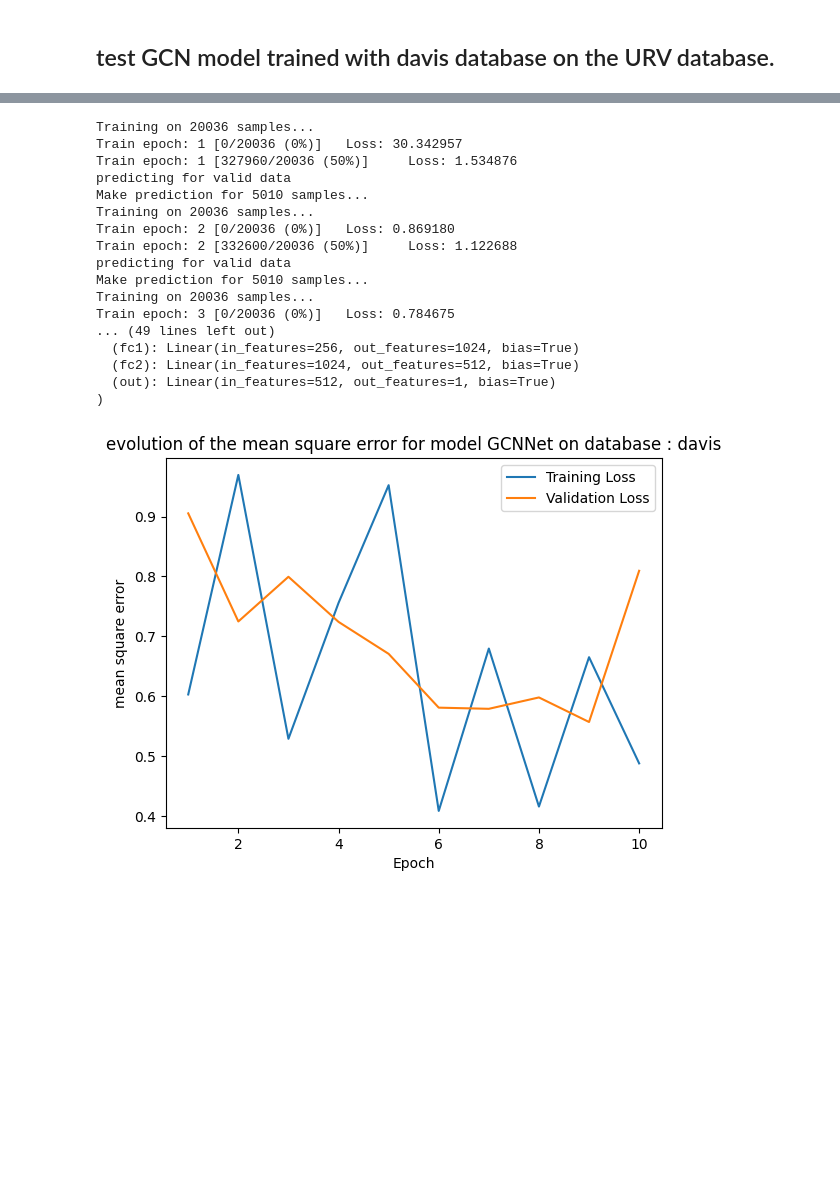
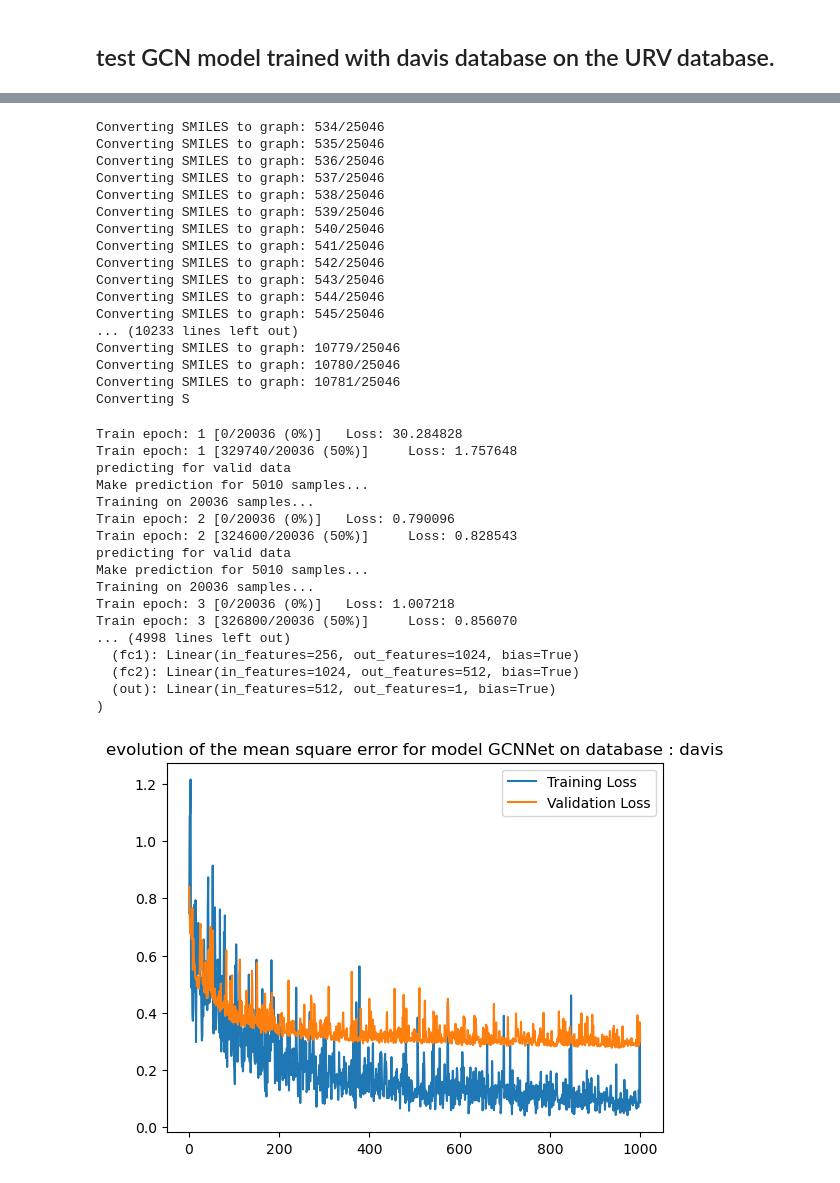
Before and after one commit to YoussefEzz/GraphDTA_forked, a Jupyter notebook: test_davis_GCN_URV.ipynb, the cells around one changed output, grey strips where cells are left out. Cells and saved outputs as stored; diff of their text form; code cells hidden in the pictures; blank space fills up the shorter version.

Commit message:
run GCN model on davis dataset for 1000 epoch in test_davis_GCN_URV.ipynb but test with davis dataset

```diff
--- a/test_davis_GCN_URV.ipynb
+++ b/test_davis_GCN_URV.ipynb
@@ -9,6 +9,6 @@ from URV_Train import Train
 
 import models.gcn as GCN
 
-model = Train(dataset = 'davis', model_type = GCN.GCNNet(), cuda_name = "cuda:0", TRAIN_BATCH_SIZE = 512, TEST_BATCH_SIZE = 512, LR = 0.0005, NUM_EPOCHS = 10)
+model = Train(dataset = 'davis', model_type = GCN.GCNNet(), cuda_name = "cuda:0", TRAIN_BATCH_SIZE = 512, TEST_BATCH_SIZE = 512, LR = 0.0005, NUM_EPOCHS = 1000)
 # %% [output]
 creating pytorch data.
@@ -25,21 +31,38 @@ Pre-processed data found: data\processed\davis_test.pt, loading ...
-Training on 20036 samples...
-Train epoch: 1 [0/20036 (0%)]   Loss: 30.342957
-Train epoch: 1 [327960/20036 (50%)]     Loss: 1.534876
-predicting for valid data
-Make prediction for 5010 samples...
-Training on 20036 samples...
-Train epoch: 2 [0/20036 (0%)]   Loss: 0.869180
-Train epoch: 2 [332600/20036 (50%)]     Loss: 1.122688
-predicting for valid data
-Make prediction for 5010 samples...
-Training on 20036 samples...
-Train epoch: 3 [0/20036 (0%)]   Loss: 0.784675
-... (49 lines left out)
-  (fc1): Linear(in_features=256, out_features=1024, bias=True)
-  (fc2): Linear(in_features=1024, out_features=512, bias=True)
-  (out): Linear(in_features=512, out_features=1, bias=True)
-)
+Converting SMILES to graph: 534/25046
+Converting SMILES to graph: 535/25046
+Converting SMILES to graph: 536/25046
+Converting SMILES to graph: 537/25046
+Converting SMILES to graph: 538/25046
+Converting SMILES to graph: 539/25046
+Converting SMILES to graph: 540/25046
+Converting SMILES to graph: 541/25046
+Converting SMILES to graph: 542/25046
+Converting SMILES to graph: 543/25046
+Converting SMILES to graph: 544/25046
+Converting SMILES to graph: 545/25046
+... (10233 lines left out)
+Converting SMILES to graph: 10779/25046
+Converting SMILES to graph: 10780/25046
+Converting SMILES to graph: 10781/25046
+Converting S
+Train epoch: 1 [0/20036 (0%)]   Loss: 30.284828
+Train epoch: 1 [329740/20036 (50%)]     Loss: 1.757648
+predicting for valid data
+Make prediction for 5010 samples...
+Training on 20036 samples...
+Train epoch: 2 [0/20036 (0%)]   Loss: 0.790096
+Train epoch: 2 [324600/20036 (50%)]     Loss: 0.828543
+predicting for valid data
+Make prediction for 5010 samples...
+Training on 20036 samples...
+Train epoch: 3 [0/20036 (0%)]   Loss: 1.007218
+Train epoch: 3 [326800/20036 (50%)]     Loss: 0.856070
+... (4998 lines left out)
+  (fc1): Linear(in_features=256, out_features=1024, bias=True)
+  (fc2): Linear(in_features=1024, out_features=512, bias=True)
+  (out): Linear(in_features=512, out_features=1, bias=True)
+)
-[figure, old version]
+[figure, new version]
 # %%
 # test of GCN model on URV dataset
 from URV_Test import Test
```
Also changed, not shown: parts of 2 cells of this notebook, 1 other file.
